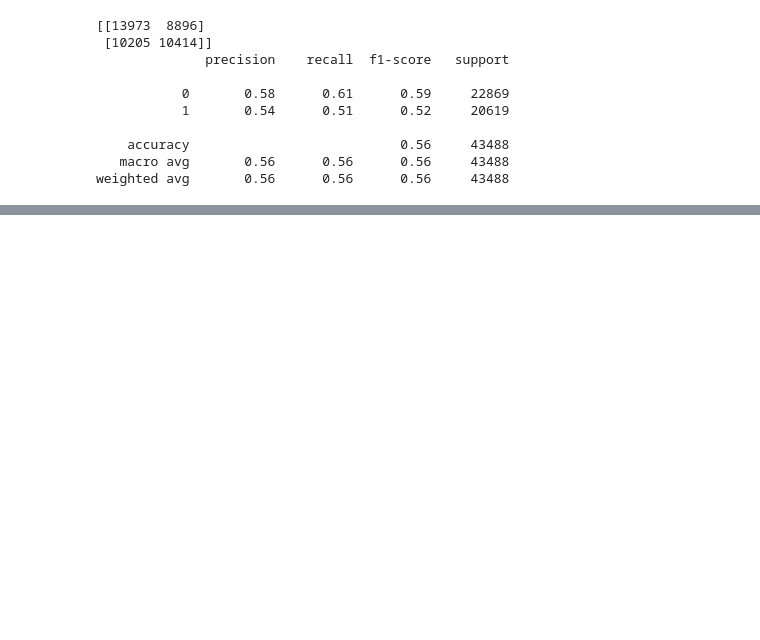
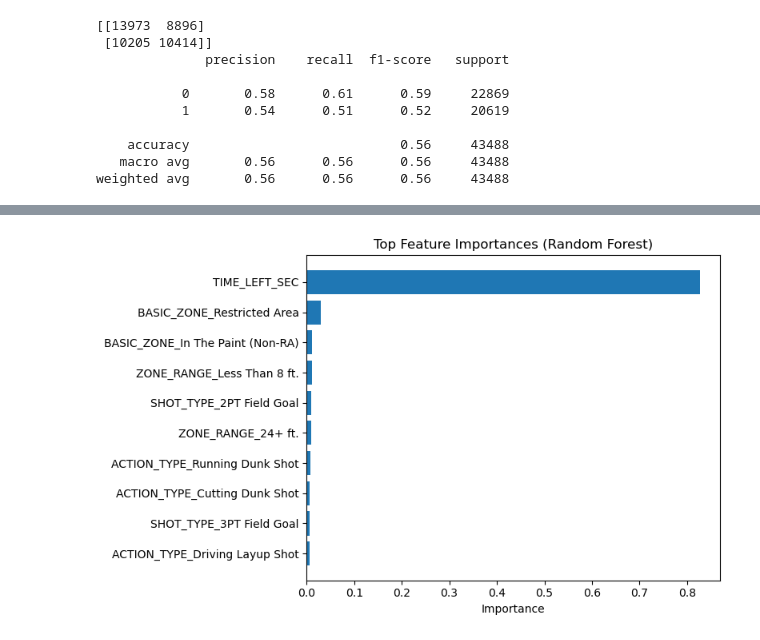
Before and after one commit to TylerKT20/NBA-Shot-Classification, a Jupyter notebook: notebooks/01_eda.ipynb, the cells around one changed output, grey strips where cells are left out. Cells and saved outputs as stored; diff of their text form; code cells hidden in the pictures; blank space fills up the shorter version.

Commit message:
Add model results and visualizations

```diff
--- a/notebooks/01_eda.ipynb
+++ b/notebooks/01_eda.ipynb
@@ -93,3 +111,18 @@ print(classification_report(y_test, y_pred))
     accuracy                           0.56     43488
    macro avg       0.56      0.56      0.56     43488
 weighted avg       0.56      0.56      0.56     43488
+# %%
+# Get feature names from encoder + raw importances
+ohe = pipeline.named_steps['preprocessor'].named_transformers_['cat']
+feature_names = ohe.get_feature_names_out(categorical_cols)
+all_features = list(feature_names) + ['TIME_LEFT_SEC']
+
+importances = pipeline.named_steps['classifier'].feature_importances_
+
+import pandas as pd
+feat_imp = pd.DataFrame({
+    'feature': all_features,
+    'importance': importances
+}).sort_values(by='importance', ascending=False)
+
+feat_imp.head(10)
@@ -95,0 +141,14 @@ weighted avg       0.56      0.56      0.56     43488
+# %%
+import matplotlib.pyplot as plt
+
+top_n = 10
+plt.figure(figsize=(8, 5))
+plt.barh(feat_imp.head(top_n)['feature'], feat_imp.head(top_n)['importance'])
+plt.gca().invert_yaxis()
+plt.title('Top Feature Importances (Random Forest)')
+plt.xlabel('Importance')
+plt.tight_layout()
+plt.savefig('../visuals/feature_importance.png', dpi=300, bbox_inches='tight')
+plt.show()
+# %% [output]
+[figure, added]
```
Also changed, not shown: parts of 6 cells of this notebook, 2 other files.
